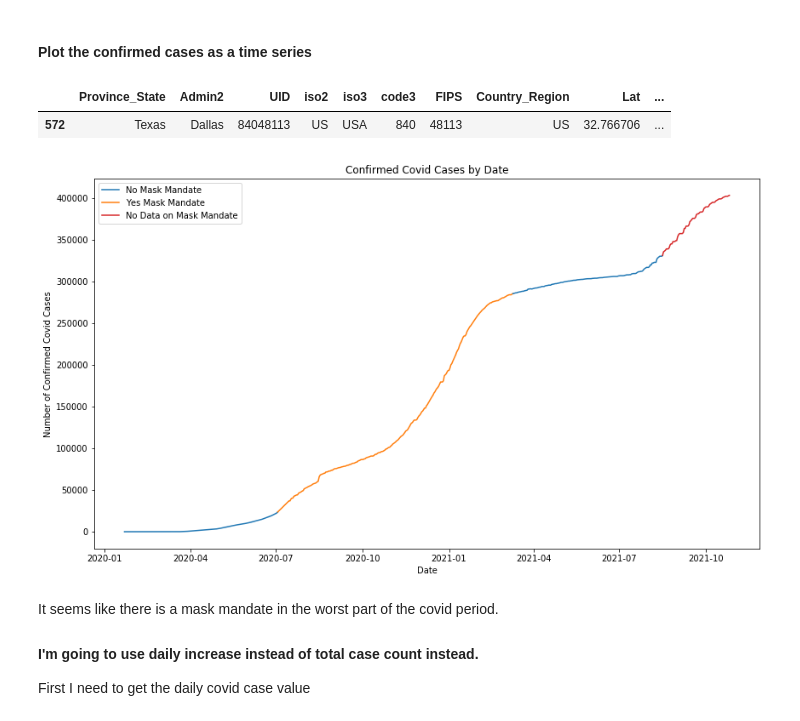
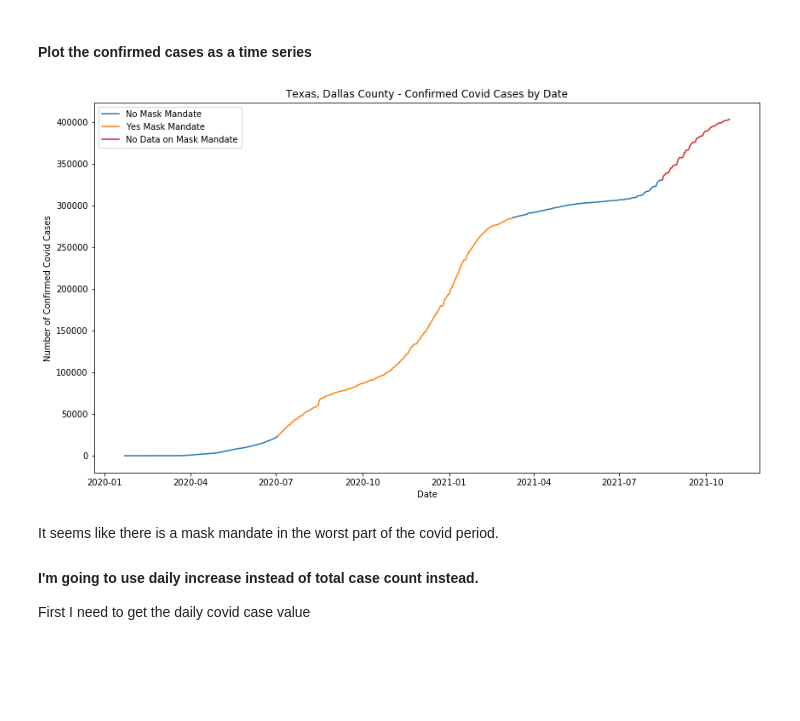
Before and after one commit to azhou5211/hcde_project, a Jupyter notebook: A4/notebooks/A4.ipynb, the cells around one changed output. Saved outputs shown, nothing was run; the diff lists cells and outputs as text; code cells hidden in the pictures; blank space fills up the shorter version.

```diff
--- a/A4/notebooks/A4.ipynb
+++ b/A4/notebooks/A4.ipynb
@@ -191,28 +191,23 @@ There seems to be more days of no mandates than days with mandates
 # ax.set_ylabel("Covid Confirmed Cases")
 
 # plt.show()
-# %%
-dallas_case_and_mandates[dallas_case_and_mandates['Date'] == '2021-08-16']
-# %% [output]
-|  | Province_State | Admin2 | UID | iso2 | iso3 | code3 | FIPS | Country_Region | Lat | ... |
-| 572 | Texas | Dallas | 84048113 | US | USA | 840 | 48113 | US | 32.766706 | ... |
 # %%
 fig, ax = plt.subplots(figsize=(14,8))
 ax.plot(dallas_case_and_mandates['Date'][:163+1], dallas_case_and_mandates['Confirmed_Cases'][:163+1], color='C0')
 ax.plot(dallas_case_and_mandates['Date'][163:413+1], dallas_case_and_mandates['Confirmed_Cases'][163:413+1], color='C1')
 ax.plot(dallas_case_and_mandates['Date'][413:572+1], dallas_case_and_mandates['Confirmed_Cases'][413:572+1], color='C0')
 ax.plot(dallas_case_and_mandates['Date'][572:], dallas_case_and_mandates['Confirmed_Cases'][572:], color='C3')
 line0 = Line2D([0], [0], label='No Mask Mandate', color='C0')
 line1 = Line2D([0], [0], label='Yes Mask Mandate', color='C1')
 line2 = Line2D([0], [0], label='No Data on Mask Mandate', color='C3')
 plt.legend(handles=[line0,line1,line2])
-ax.set_title("Confirmed Covid Cases by Date")
+ax.set_title("Texas, Dallas County - Confirmed Covid Cases by Date")
 ax.set_xlabel("Date")
 ax.set_ylabel("Number of Confirmed Covid Cases")
 
 plt.show()
 # %% [output]
-[figure, old version]
+[figure, new version]
 # %% [markdown]
 It seems like there is a mask mandate in the worst part of the covid period.
 #### I'm going to use daily increase instead of total case count instead.
```
Also changed, not shown: parts of 3 cells of this notebook, 4 other files.
